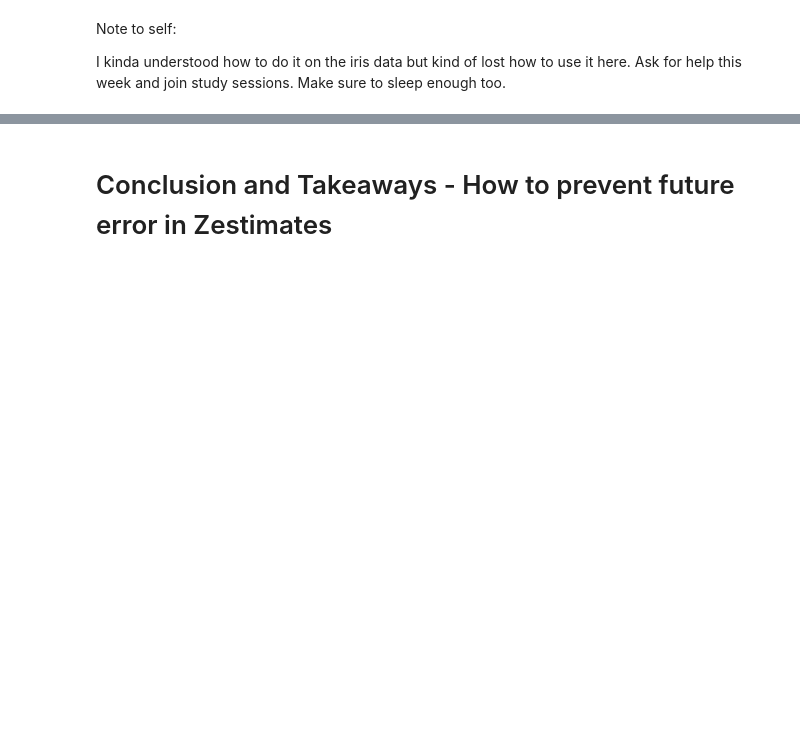
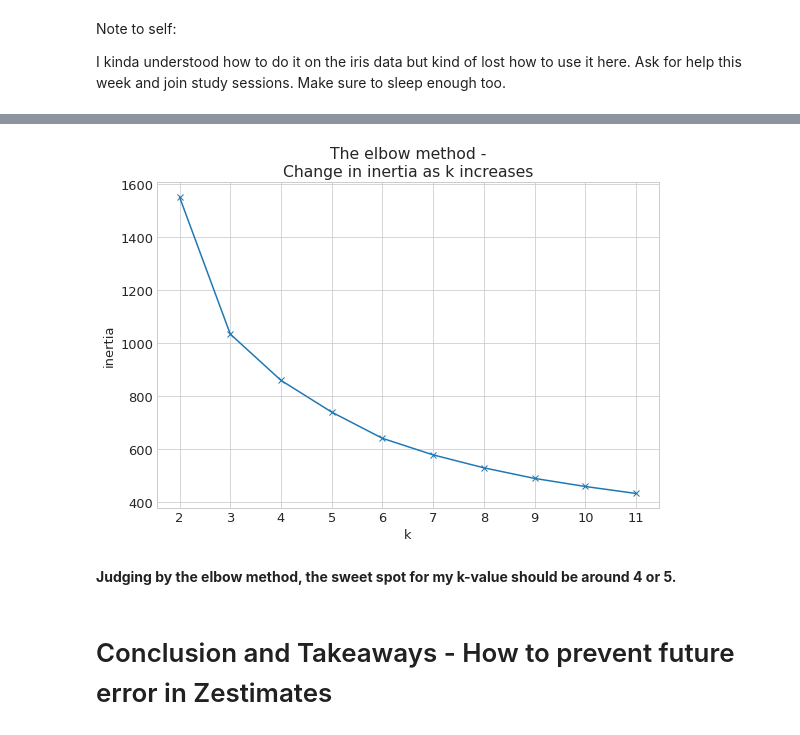
Before and after one commit to KwameTaylor/kwames-zillow-zestimates-error-control, a Jupyter notebook: explore.ipynb, the cells around one changed output, grey strips where cells are left out. Saved outputs shown, nothing was run; the diff lists cells and outputs as text; code cells hidden in the pictures; blank space fills up the shorter version.

```diff
--- a/explore.ipynb
+++ b/explore.ipynb
@@ -345,0 +337,3 @@ dtype: int64
+# %%
+X = X_train_scaled[['value', 'decade', 'bathbedcnt', 'sqft', 'longitude']]
+kmeans, centroids = create_cluster1(X_train_scaled, X, 5)
@@ -395,3 +404,0 @@ Index(['bathcnt', 'sqft', 'latitude', 'longitude', 'county', 'yearbuilt',
-# %%
-X = X_train_scaled[['county', 'value', 'decade', 'bathbedcnt']]
-cluster1(train, X, 5)
@@ -450,0 +432,6 @@ train.groupby('cluster').median()
+# %%
+intertia_k(X)
+# %% [output]
+[figure, added]
+# %% [markdown]
+**Judging by the elbow method, the sweet spot for my k-value should be around 4 or 5.**
```
Also changed, not shown: parts of 20 cells of this notebook, 1 other file.
